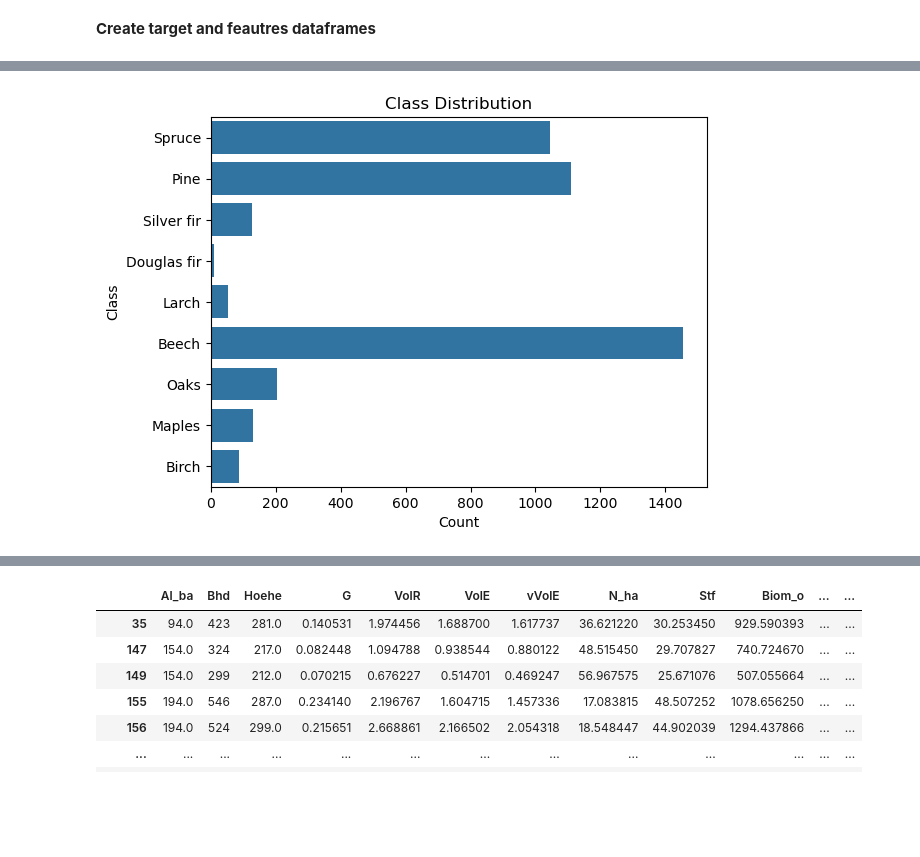
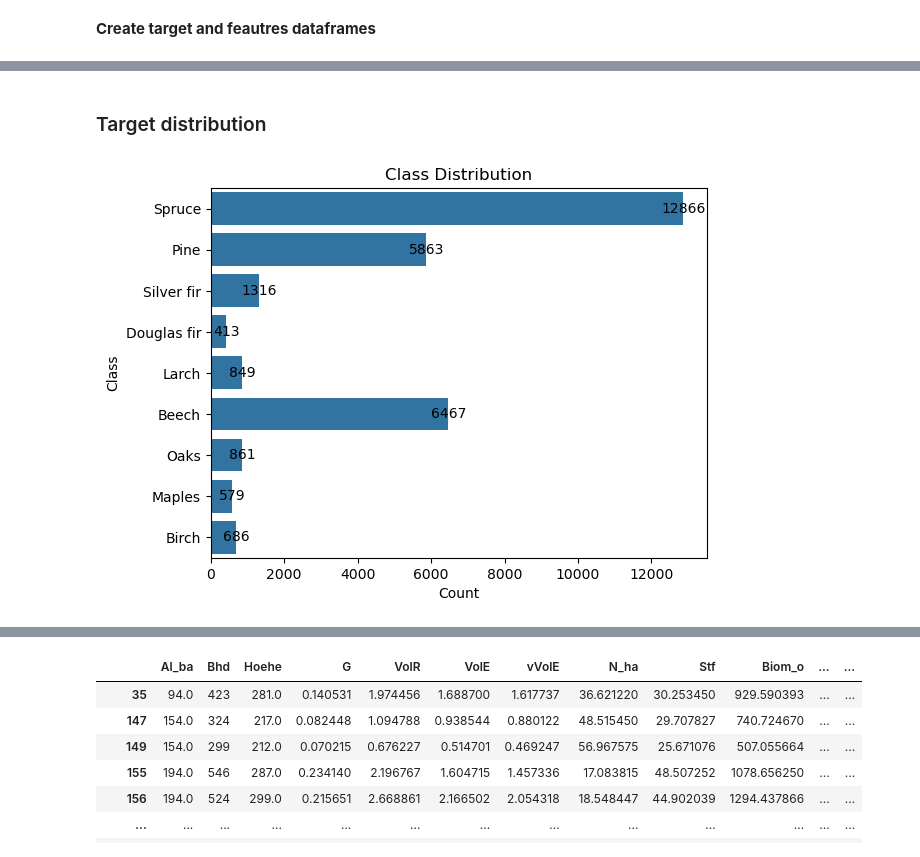
Before and after one commit to hansendav/UBS-ML-24, a Jupyter notebook: notebooks/m1_datasetdescription.ipynb, the cells around one changed output, grey strips where cells are left out. Saved outputs shown, nothing was run; the diff lists cells and outputs as text; code cells hidden in the pictures; blank space fills up the shorter version.

```diff
--- a/notebooks/m1_datasetdescription.ipynb
+++ b/notebooks/m1_datasetdescription.ipynb
@@ -200,7 +201,7 @@ data.drop(columns=del_columns, inplace=True)
 **Remove rows that contain negative growth estimation**
 # %%
 diff_columns = [col for col in data.columns if 'Diff' in col]
-data = data[(data[diff_columns] < 0).any(axis=1)]
+data = data[(data[diff_columns] >= 0).all(axis=1)]
 # %% [markdown]
 **Only select main tree species in Germany**
 # %%
@@ -293,10 +304,18 @@ for label in g.ax.get_xticklabels():
+# %% [markdown]
+### Target distribution
 # %%
 ticks_species = ['Spruce', 'Pine', 'Silver fir', 'Douglas fir', 'Larch', 'Beech', 'Oaks', 'Maples', 'Birch']
-sns.countplot(y='Ba', data=data, orient='h')
+ax = sns.countplot(y='Ba', data=data, orient='h')
 plt.title('Class Distribution')
 plt.xlabel('Count')
 plt.ylabel('Class')
 plt.yticks(ticks=range(len(ticks_species)), labels=ticks_species)
+
+# Annotate each bar with the count
+for p in ax.patches:
+    width = p.get_width()
+    plt.text(width + 10, p.get_y() + p.get_height() / 2, f'{int(width)}', ha='center', va='center')
+
 plt.show()
 # %% [output]
-[figure, old version]
+[figure, new version]
```
Also changed, not shown: parts of 16 cells of this notebook, 1 other file.
